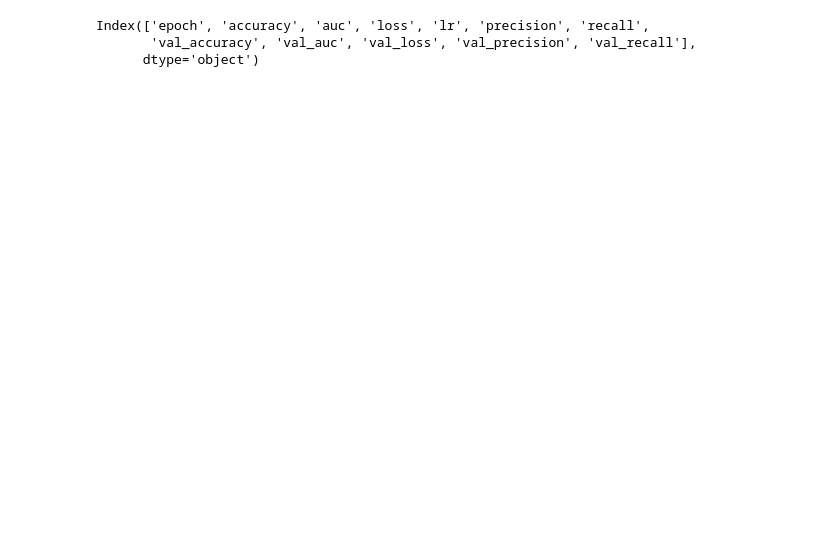
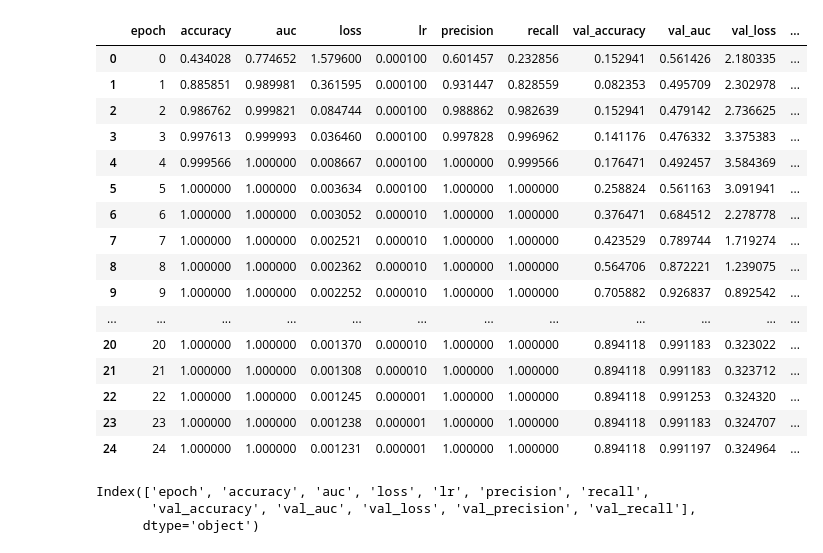
Before and after one commit to rhiray1996/butterfly_yum_yuck, a Jupyter notebook: scripts/model_inference.ipynb, the cells around one changed output. Saved outputs shown, nothing was run; the diff lists cells and outputs as text; code cells hidden in the pictures; blank space fills up the shorter version.

```diff
--- a/scripts/model_inference.ipynb
+++ b/scripts/model_inference.ipynb
@@ -6,6 +6,26 @@ import matplotlib.pyplot as plt
 # %%
 results = pd.read_csv("/Users/rhira/Repo/butterfly_yum_yuck/models/files/data.csv")
 col = results.columns
+# %%
+results
+# %% [output]
+|  | epoch | accuracy | auc | loss | lr | precision | recall | val_accuracy | val_auc | val_loss | ... |
+| 0 | 0 | 0.434028 | 0.774652 | 1.579600 | 0.000100 | 0.601457 | 0.232856 | 0.152941 | 0.561426 | 2.180335 | ... |
+| 1 | 1 | 0.885851 | 0.989981 | 0.361595 | 0.000100 | 0.931447 | 0.828559 | 0.082353 | 0.495709 | 2.302978 | ... |
+| 2 | 2 | 0.986762 | 0.999821 | 0.084744 | 0.000100 | 0.988862 | 0.982639 | 0.152941 | 0.479142 | 2.736625 | ... |
+| 3 | 3 | 0.997613 | 0.999993 | 0.036460 | 0.000100 | 0.997828 | 0.996962 | 0.141176 | 0.476332 | 3.375383 | ... |
+| 4 | 4 | 0.999566 | 1.000000 | 0.008667 | 0.000100 | 1.000000 | 0.999566 | 0.176471 | 0.492457 | 3.584369 | ... |
+| 5 | 5 | 1.000000 | 1.000000 | 0.003634 | 0.000100 | 1.000000 | 1.000000 | 0.258824 | 0.561163 | 3.091941 | ... |
+| 6 | 6 | 1.000000 | 1.000000 | 0.003052 | 0.000010 | 1.000000 | 1.000000 | 0.376471 | 0.684512 | 2.278778 | ... |
+| 7 | 7 | 1.000000 | 1.000000 | 0.002521 | 0.000010 | 1.000000 | 1.000000 | 0.423529 | 0.789744 | 1.719274 | ... |
+| 8 | 8 | 1.000000 | 1.000000 | 0.002362 | 0.000010 | 1.000000 | 1.000000 | 0.564706 | 0.872221 | 1.239075 | ... |
+| 9 | 9 | 1.000000 | 1.000000 | 0.002252 | 0.000010 | 1.000000 | 1.000000 | 0.705882 | 0.926837 | 0.892542 | ... |
+| ... | ... | ... | ... | ... | ... | ... | ... | ... | ... | ... | ... |
+| 20 | 20 | 1.000000 | 1.000000 | 0.001370 | 0.000010 | 1.000000 | 1.000000 | 0.894118 | 0.991183 | 0.323022 | ... |
+| 21 | 21 | 1.000000 | 1.000000 | 0.001308 | 0.000010 | 1.000000 | 1.000000 | 0.894118 | 0.991183 | 0.323712 | ... |
+| 22 | 22 | 1.000000 | 1.000000 | 0.001245 | 0.000001 | 1.000000 | 1.000000 | 0.894118 | 0.991253 | 0.324320 | ... |
+| 23 | 23 | 1.000000 | 1.000000 | 0.001238 | 0.000001 | 1.000000 | 1.000000 | 0.894118 | 0.991183 | 0.324707 | ... |
+| 24 | 24 | 1.000000 | 1.000000 | 0.001231 | 0.000001 | 1.000000 | 1.000000 | 0.894118 | 0.991197 | 0.324964 | ... |
 # %%
 col
 # %% [output]
```
Also changed, not shown: parts of 1 cell of this notebook, 12 other files.
